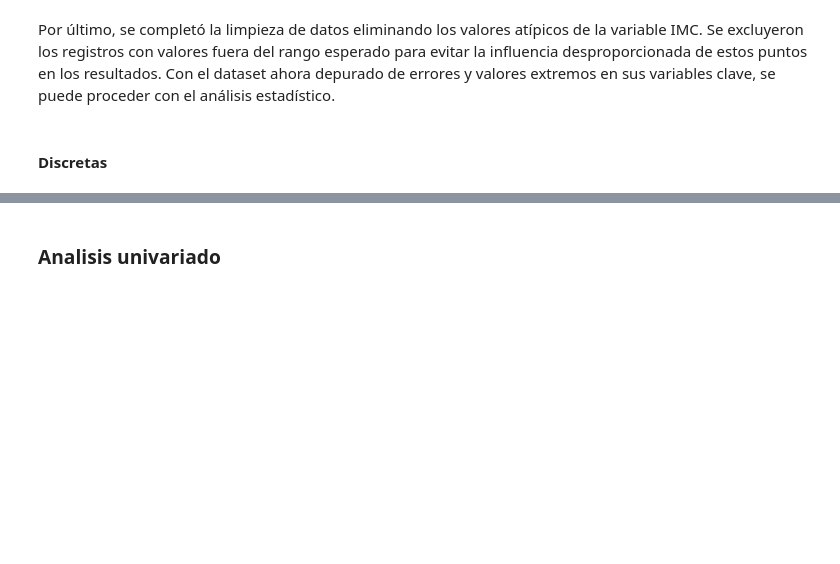
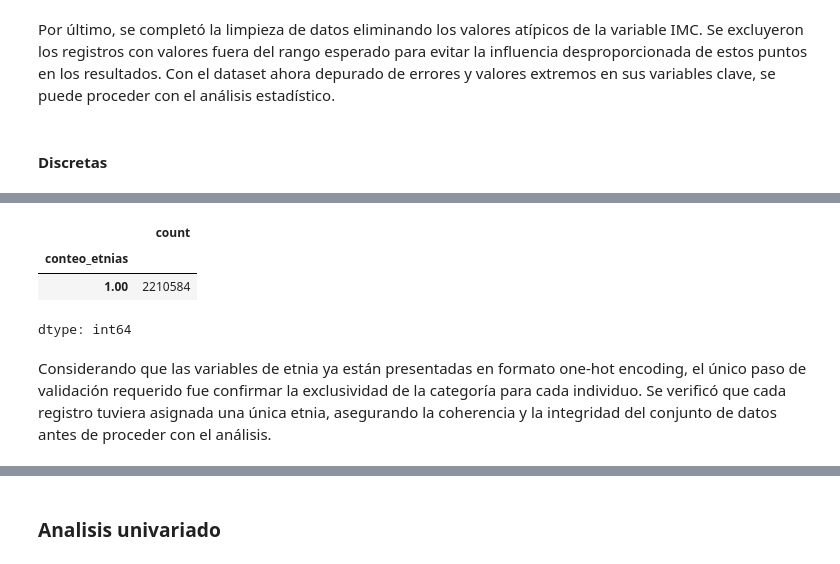
Before and after one commit to elkofix/cardiac-risk-db, a Jupyter notebook: explorative_data_analysis.ipynb, the cells around one changed output, grey strips where cells are left out. Cells and saved outputs as stored; diff of their text form; code cells hidden in the pictures; blank space fills up the shorter version.

Commit message:
feat: finishing categorical variables clean

```diff
--- a/explorative_data_analysis.ipynb
+++ b/explorative_data_analysis.ipynb
@@ -204,0 +215,18 @@ Por último, se completó la limpieza de datos eliminando los valores atípicos
+# %%
+cols_etnia = [
+    "11_CodEtnia_Indigena",
+    "11_CodEtnia_Negro",
+    "11_CodEtnia_Otro",
+    "11_CodEtnia_Palenquero de San Basilio",
+    "11_CodEtnia_ROM (Gitano)",
+    "11_CodEtnia_Raizal"
+]
+df["conteo_etnias"] = df[cols_etnia].sum(axis=1)
+df["conteo_etnias"].value_counts()
+df["conteo_etnias"] = df[cols_etnia].sum(axis=1)
+df["conteo_etnias"].value_counts()
+# %% [output]
+|  | count |
+| conteo_etnias |  |
+| 1.00 | 2210584 |
+dtype: int64
@@ -204,0 +235,2 @@ Por último, se completó la limpieza de datos eliminando los valores atípicos
+# %% [markdown]
+Considerando que las variables de etnia ya están presentadas en formato one-hot encoding, el único paso de validación requerido fue confirmar la exclusividad de la categoría para cada individuo. Se verificó que cada registro tuviera asignada una única etnia, asegurando la coherencia y la integridad del conjunto de datos antes de proceder con el análisis.
```
Also changed, not shown: parts of 15 cells of this notebook.
